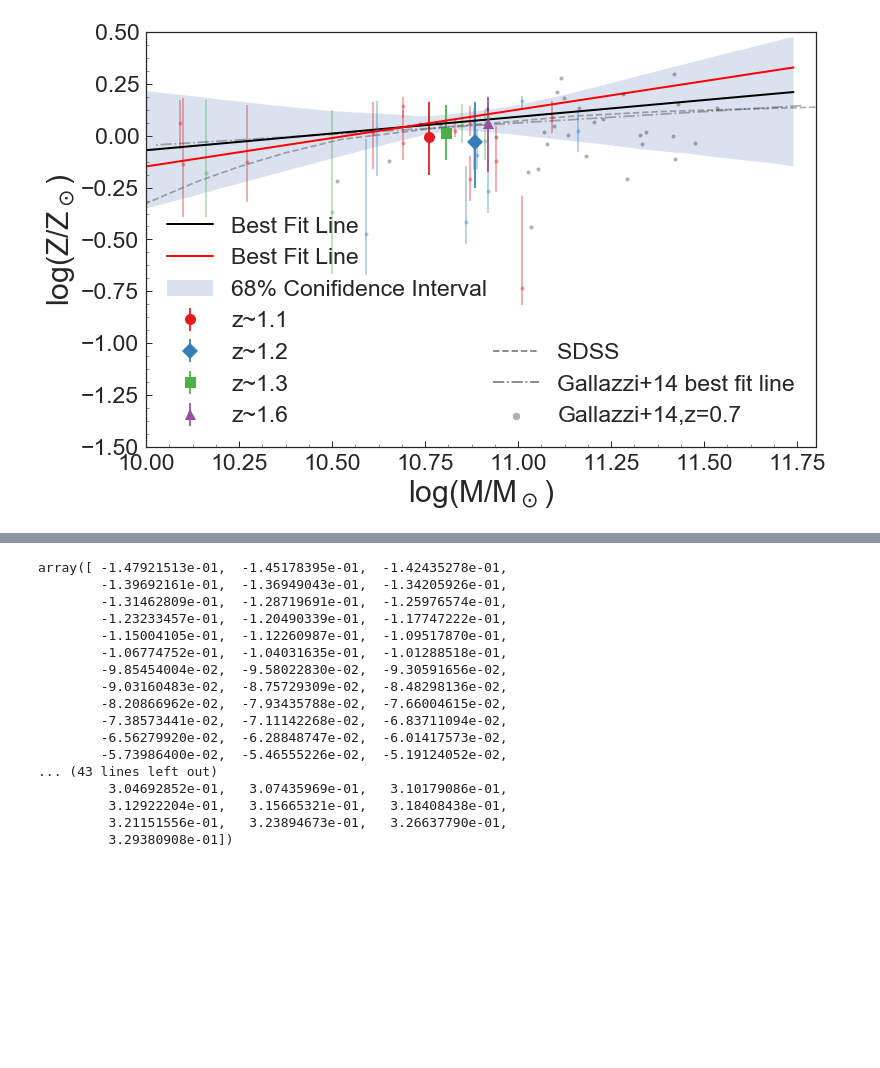
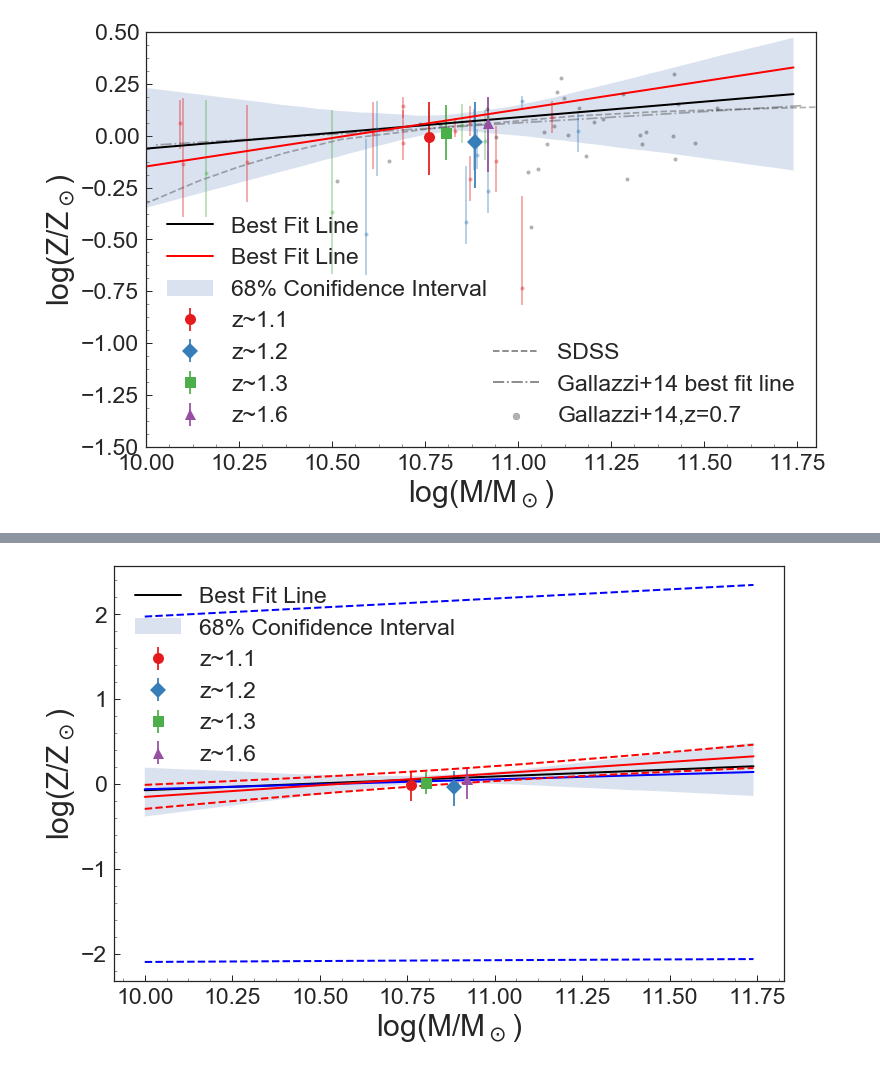
Before and after one commit to Vince-ec/Quiescent_analysis, a Jupyter notebook: scripts/test.ipynb, the cells around one changed output, grey strips where cells are left out. Drawn from its saved outputs; the diff is of its cells as text; code cells hidden in the pictures; blank space fills up the shorter version.

```diff
--- a/scripts/test.ipynb
+++ b/scripts/test.ipynb
@@ -179,0 +190,10 @@ plt.close()
+# %%
+x=gmtlDB['lmass'].values
+y=np.log10(gmtlZ/.019)
+w=1/errs**2
+# %%
+A =(sum(w*x**2)*sum(w*y)-sum(w*x)*sum(w*x*y))/(sum(w)*sum(w*x**2)-sum(w*x)**2)
+sigA =np.sqrt(sum(w*x**2)/(sum(w)*sum(w*x**2)-sum(w*x)**2))
+B = (sum(w)*sum(w*x*y)-sum(w*x)*sum(w*y))/(sum(w)*sum(w*x**2)-sum(w*x)**2)
+sigB = np.sqrt(sum(w)/(sum(w)*sum(w*x**2)-sum(w*x)**2))
+sigAB = sum(w*(x-np.mean(x))*(y-np.mean(y)))
@@ -179,0 +224,3 @@ plt.close()
+# %%
+eline = np.sqrt(1.87 + samp**2*0.0157 - 2*samp*0.171)
+etest = np.sqrt(sigA**2 + (samp*sigB)**2 )+ 2*samp*sigAB)
@@ -205,20 +249,38 @@ array([ 13.65580633,  13.66946466,  13.68312299,  13.69678131,
-# %%
-lfit
-# %% [output]
-array([ -1.47921513e-01,  -1.45178395e-01,  -1.42435278e-01,
-        -1.39692161e-01,  -1.36949043e-01,  -1.34205926e-01,
-        -1.31462809e-01,  -1.28719691e-01,  -1.25976574e-01,
-        -1.23233457e-01,  -1.20490339e-01,  -1.17747222e-01,
-        -1.15004105e-01,  -1.12260987e-01,  -1.09517870e-01,
-        -1.06774752e-01,  -1.04031635e-01,  -1.01288518e-01,
-        -9.85454004e-02,  -9.58022830e-02,  -9.30591656e-02,
-        -9.03160483e-02,  -8.75729309e-02,  -8.48298136e-02,
-        -8.20866962e-02,  -7.93435788e-02,  -7.66004615e-02,
-        -7.38573441e-02,  -7.11142268e-02,  -6.83711094e-02,
-        -6.56279920e-02,  -6.28848747e-02,  -6.01417573e-02,
-        -5.73986400e-02,  -5.46555226e-02,  -5.19124052e-02,
-... (43 lines left out)
-         3.04692852e-01,   3.07435969e-01,   3.10179086e-01,
-         3.12922204e-01,   3.15665321e-01,   3.18408438e-01,
-         3.21151556e-01,   3.23894673e-01,   3.26637790e-01,
-         3.29380908e-01])
+# %%
+###PLOT
+%matplotlib inline
+
+plt.figure(figsize=[12,8])
+
+plt.errorbar(np.median(lzDB['lmass']),np.log10(lmed/0.019), yerr=[[ller/(lmed * np.log(10))],[lher/(lmed * np.log(10))]],
+             color='#e41a1c',ms=11,fmt='o',label='z~1.1')
+plt.errorbar(np.median(mzDB['lmass']),np.log10(mmed/0.019),  yerr=[[mler/(mmed * np.log(10))],[mher/(mmed * np.log(10))]],
+             color='#377eb8',ms=11,fmt='D',label='z~1.2')
+plt.errorbar(np.median(hzDB['lmass']),np.log10(hmed/0.019),  yerr=[[hler/(hmed * np.log(10))],[hher/(hmed * np.log(10))]],
+             color='#4daf4a',ms=11,fmt='s',label='z~1.3')
+plt.errorbar(np.median(uhzDB['lmass']),np.log10(uhmed/0.019), yerr=[[uhler/(uhmed * np.log(10))],[uhher/(uhmed * np.log(10))]],
+             color='#984ea3',ms=11,fmt='^',label='z~1.6')
+
+plt.plot(samp,m_fit,'k',linewidth=2,label ='Best Fit Line')
+plt.plot(samp,A+B*samp,'b',linewidth=2)
+plt.plot(samp,A+B*samp+etest,'b--',linewidth=2)
+plt.plot(samp,A+B*samp-etest,'b--',linewidth=2)
+plt.plot(samp,lfit,'r',linewidth=2)
+plt.plot(samp,eline+lfit,'r--',linewidth=2)
+plt.plot(samp,lfit-eline,'r--',linewidth=2)
+plt.fill_between(samp,low_ers,hi_ers,alpha = .2,label = '68% Conifidence Interval')
+
+
+plt.xlabel('log(M/M$_\odot$)',size=30)
+plt.ylabel('log(Z/Z$_\odot$)',size=30)
+# plt.axis([10,11.8,-1.5,.5])
+plt.tick_params(axis='both', which='major', labelsize=23)
+plt.minorticks_on()
+
+plt.gcf().subplots_adjust(bottom=0.16)
+plt.legend(fontsize=23)
+plt.show()
+# plt.savefig('../plots/metalmass_featgroup_10-17.pdf',bbox_inches = 'tight')
+plt.close()
+# %% [output]
+[figure, added]
```
Also changed, not shown: parts of 6 cells of this notebook.
